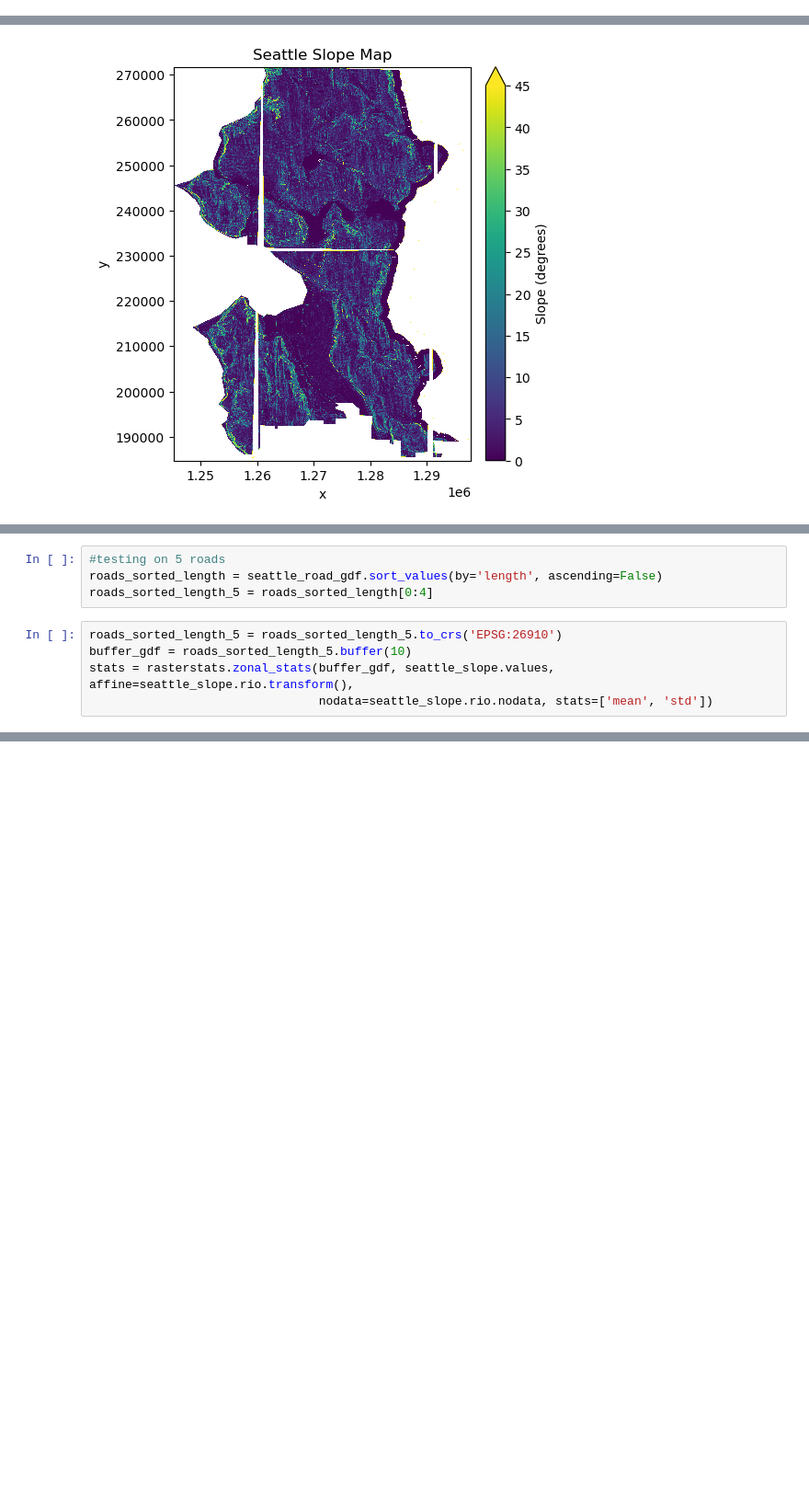
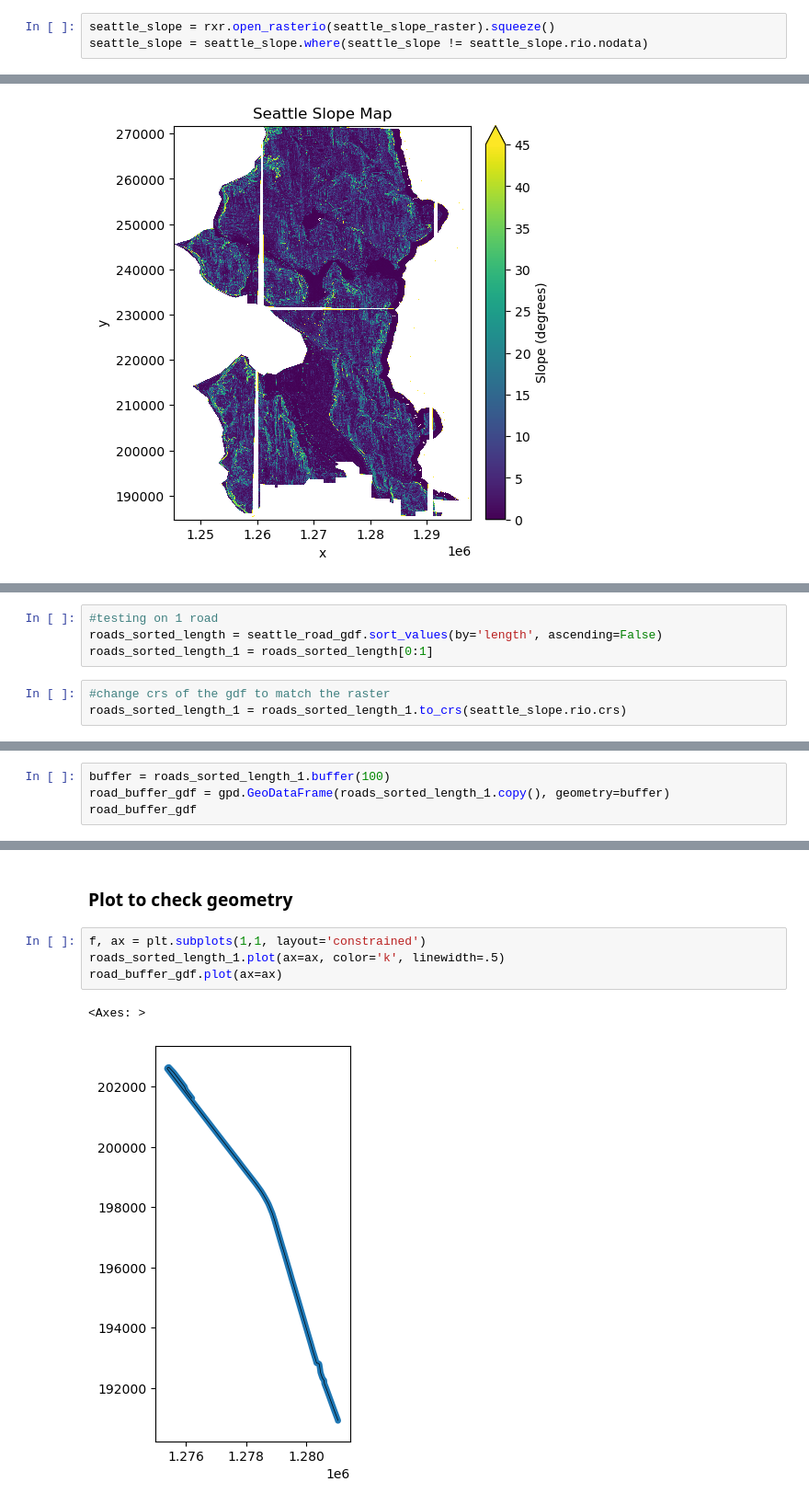
Before and after one commit to UW-GDA/seattle-micromobility, a Jupyter notebook: zonal_stats.ipynb, the cells around one changed output, grey strips where cells are left out. Shown at 92% size. Drawn from its saved outputs; the diff is of its cells as text; blank space fills up the shorter version.

Commit message:
incomplete, but unable to debug the raster

```diff
--- a/zonal_stats.ipynb
+++ b/zonal_stats.ipynb
@@ -42,0 +43,3 @@ seattle_slope = rxr.open_rasterio(seattle_slope_raster, chunks='auto').squeeze()
+# %%
+seattle_slope = rxr.open_rasterio(seattle_slope_raster).squeeze()
+seattle_slope = seattle_slope.where(seattle_slope != seattle_slope.rio.nodata)
@@ -74,9 +60,7 @@ Attributes:
 # %%
-#testing on 5 roads
+#testing on 1 road
 roads_sorted_length = seattle_road_gdf.sort_values(by='length', ascending=False)
-roads_sorted_length_5 = roads_sorted_length[0:4]
+roads_sorted_length_1 = roads_sorted_length[0:1]
 # %%
-roads_sorted_length_5 = roads_sorted_length_5.to_crs('EPSG:26910')
-buffer_gdf = roads_sorted_length_5.buffer(10)
-stats = rasterstats.zonal_stats(buffer_gdf, seattle_slope.values, affine=seattle_slope.rio.transform(),
-                                nodata=seattle_slope.rio.nodata, stats=['mean', 'std'])
+#change crs of the gdf to match the raster
+roads_sorted_length_1 = roads_sorted_length_1.to_crs(seattle_slope.rio.crs)
@@ -82,0 +69,4 @@ stats = rasterstats.zonal_stats(buffer_gdf, seattle_slope.values, affine=seattle
+# %%
+buffer = roads_sorted_length_1.buffer(100)
+road_buffer_gdf = gpd.GeoDataFrame(roads_sorted_length_1.copy(), geometry=buffer)
+road_buffer_gdf
@@ -82,0 +76,9 @@ stats = rasterstats.zonal_stats(buffer_gdf, seattle_slope.values, affine=seattle
+# %% [markdown]
+### Plot to check geometry
+# %%
+f, ax = plt.subplots(1,1, layout='constrained')
+roads_sorted_length_1.plot(ax=ax, color='k', linewidth=.5)
+road_buffer_gdf.plot(ax=ax)
+# %% [output]
+<Axes: >
+[figure, added]
```
Also changed, not shown: parts of 16 cells of this notebook.
